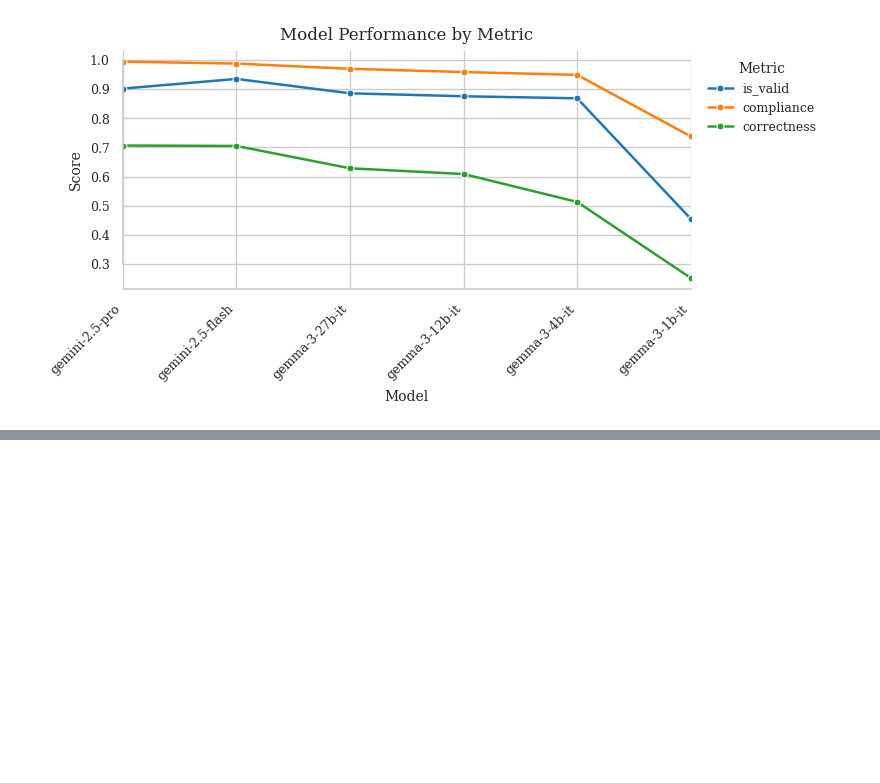
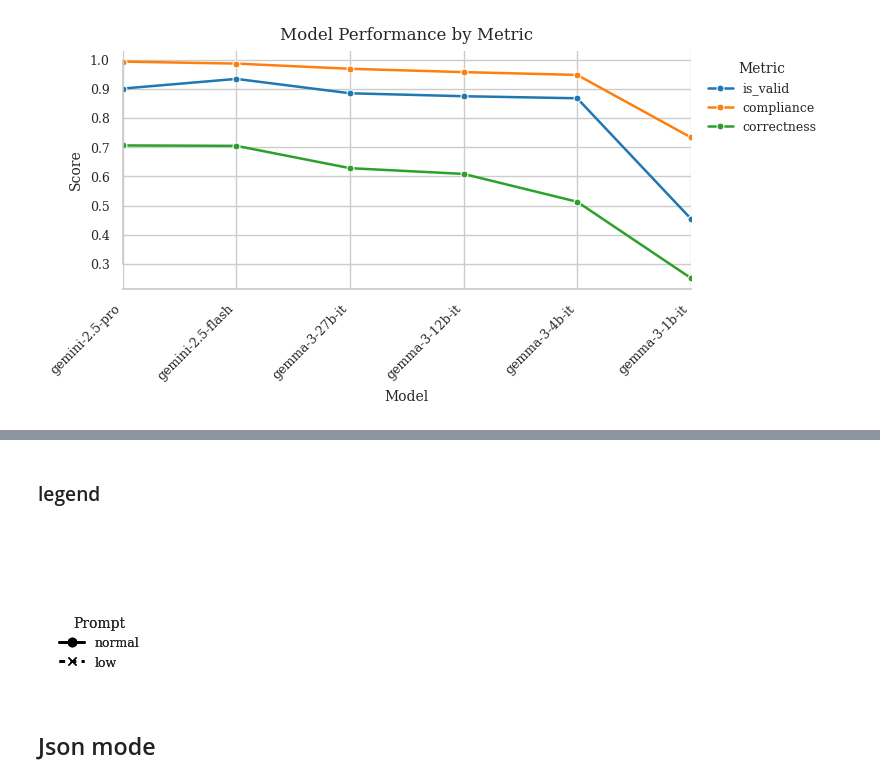
Before and after one commit to matthieudelsart/structured-outputs-benchmark, a Jupyter notebook: notebooks/bench_results.ipynb, the cells around one changed output, grey strips where cells are left out. Drawn from its saved outputs; the diff is of its cells as text; code cells hidden in the pictures; blank space fills up the shorter version.

```diff
--- a/notebooks/bench_results.ipynb
+++ b/notebooks/bench_results.ipynb
@@ -318,0 +458,53 @@ correctness
+# %% [markdown]
+### legend
+# %%
+import matplotlib.pyplot as plt
+from matplotlib.lines import Line2D
+
+# ── 1)  Build proxy handles that match your plot styling ────────────────
+# colours match seaborn "tab10" default that was used earlier
+metric_handles = [
+    Line2D([0], [0], color='tab:blue',   linewidth=2),   # is_valid
+    Line2D([0], [0], color='tab:orange', linewidth=2),   # compliance
+    Line2D([0], [0], color='tab:green',  linewidth=2)    # correctness
+]
+metric_labels = ['is_valid', 'compliance', 'correctness']
+
+prompt_handles = [
+    Line2D([0], [0], color='black', linewidth=2,
+           marker='o', markersize=6, linestyle='-'),      # normal
+    Line2D([0], [0], color='black', linewidth=2,
+           marker='x', markersize=6, linestyle='--',
+           dashes=(2, 2))                                 # low
+]
+prompt_labels = ['normal', 'low']
+
+# ── 2)  Create a tiny figure that ONLY holds the legends ────────────────
+fig_leg, ax_leg = plt.subplots(figsize=(3.2, 1.8))  # size to taste
+ax_leg.axis('off')                                   # hide the axis frame
+
+# # first legend (metrics) at the top
+# leg1 = ax_leg.legend(metric_handles, metric_labels,
+#                      title='Metric',
+#                      loc='upper left',
+#                      frameon=False,
+#                      title_fontsize=10,
+#                      fontsize=9)
+
+# second legend (prompt quality) a bit lower
+leg2 = ax_leg.legend(prompt_handles, prompt_labels,
+                     title='Prompt',
+                     loc='lower left',               # stacked below leg1
+                     frameon=False,
+                     title_fontsize=10,
+                     fontsize=9)
+
+# keep both legends
+ax_leg.add_artist(leg2)
+
+plt.tight_layout()
+plt.show()
+# %% [output]
+[figure, added]
+# %% [markdown]
+## Json mode
```
Also changed, not shown: parts of 35 cells of this notebook, 24 other files.
